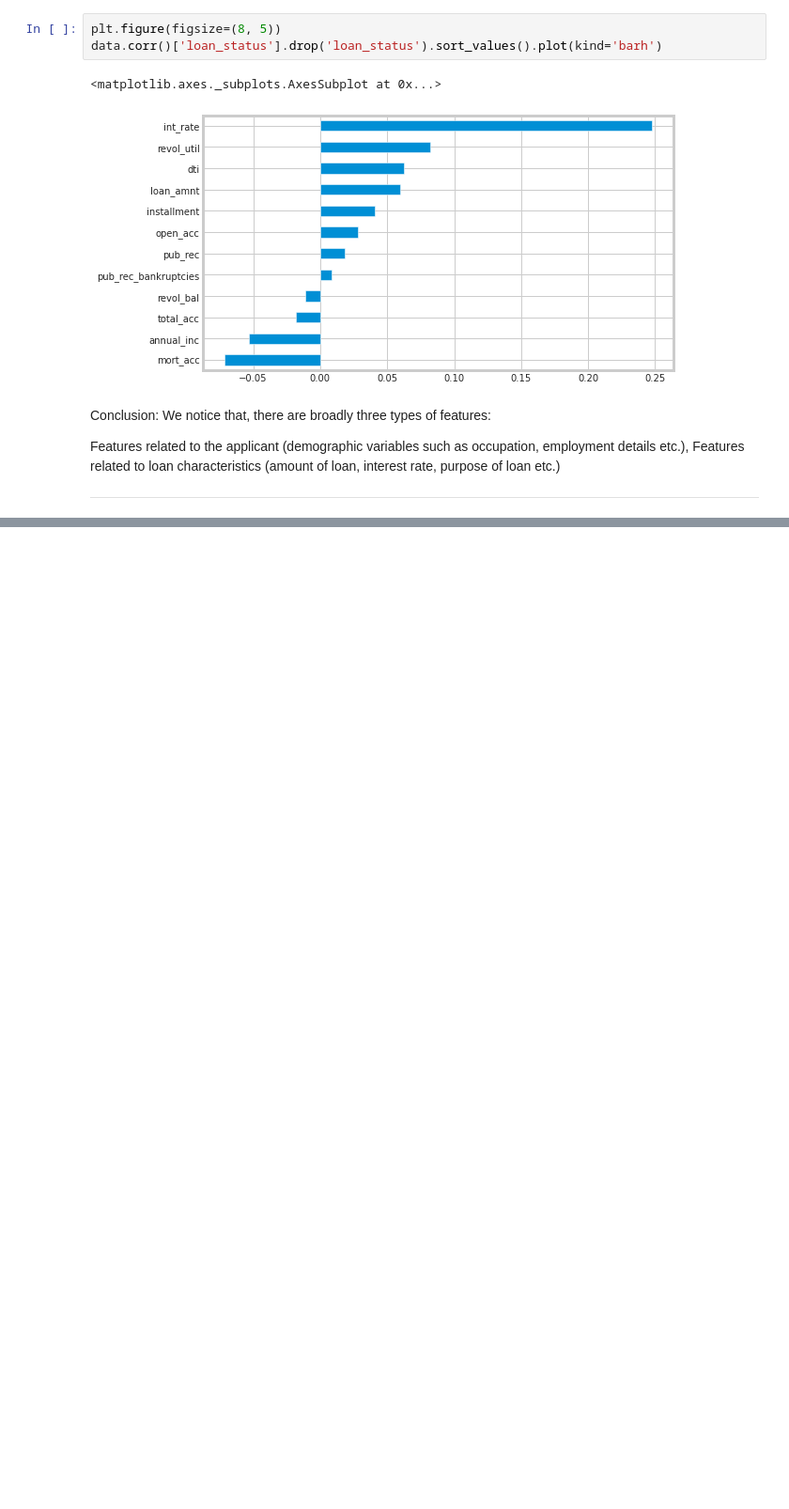
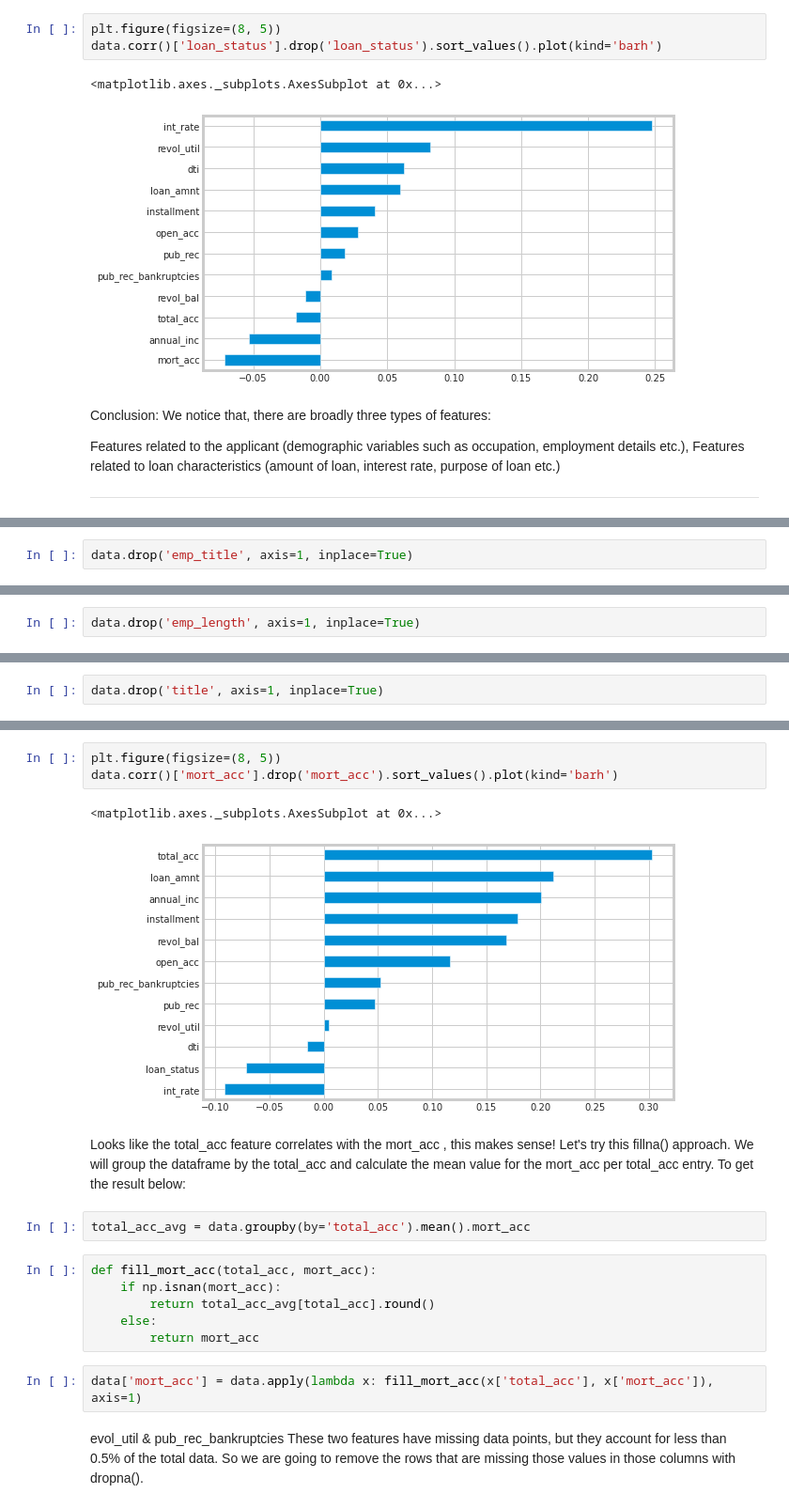
Before and after one commit to takhilabhinav/Loandefault_XAI, a Jupyter notebook: LOAN_XAI.ipynb, the cells around one changed output, grey strips where cells are left out. Shown at 94% size. Cells and saved outputs as stored; diff of their text form; blank space fills up the shorter version.

```diff
--- a/LOAN_XAI.ipynb
+++ b/LOAN_XAI.ipynb
@@ -530,0 +563,2 @@ Features related to loan characteristics (amount of loan, interest rate, purpose
+# %%
+data.drop('emp_title', axis=1, inplace=True)
@@ -530,0 +596,2 @@ Features related to loan characteristics (amount of loan, interest rate, purpose
+# %%
+data.drop('emp_length', axis=1, inplace=True)
@@ -530,0 +618,2 @@ Features related to loan characteristics (amount of loan, interest rate, purpose
+# %%
+data.drop('title', axis=1, inplace=True)
@@ -530,0 +651,21 @@ Features related to loan characteristics (amount of loan, interest rate, purpose
+# %%
+plt.figure(figsize=(8, 5))
+data.corr()['mort_acc'].drop('mort_acc').sort_values().plot(kind='barh')
+# %% [output]
+<matplotlib.axes._subplots.AxesSubplot at 0x...>
+[figure, added]
+# %% [markdown]
+Looks like the total_acc feature correlates with the mort_acc , this makes sense! Let's try this fillna() approach. We will group the dataframe by the total_acc and calculate the mean value for the mort_acc per total_acc entry. To get the result below:
+# %%
+total_acc_avg = data.groupby(by='total_acc').mean().mort_acc
+# %%
+def fill_mort_acc(total_acc, mort_acc):
+    if np.isnan(mort_acc):
+        return total_acc_avg[total_acc].round()
+    else:
+        return mort_acc
+# %%
+data['mort_acc'] = data.apply(lambda x: fill_mort_acc(x['total_acc'], x['mort_acc']), axis=1)
+# %% [markdown]
+evol_util & pub_rec_bankruptcies
+These two features have missing data points, but they account for less than 0.5% of the total data. So we are going to remove the rows that are missing those values in those columns with dropna().
```
Also changed, not shown: parts of 49 cells of this notebook.
